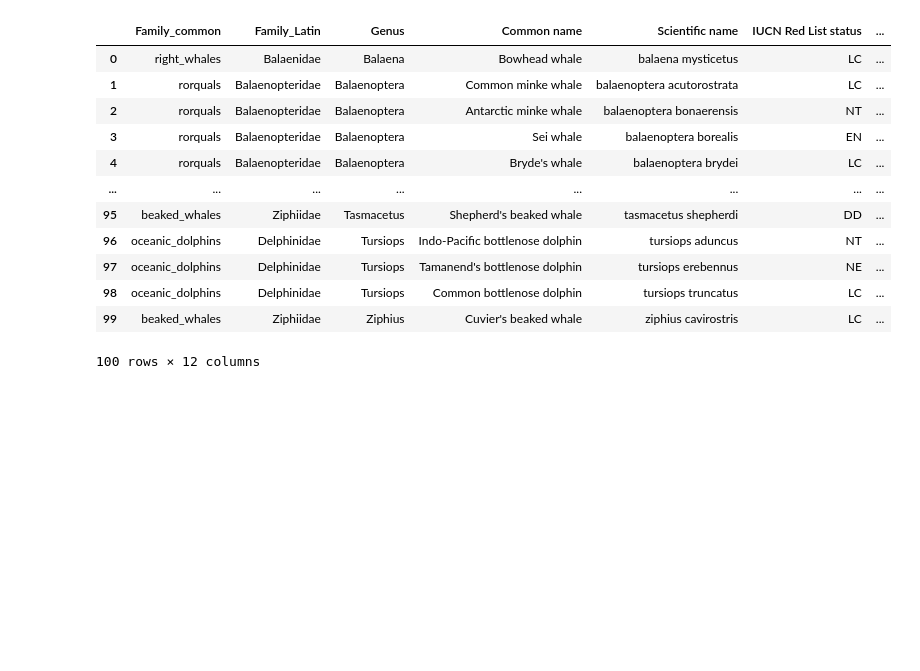
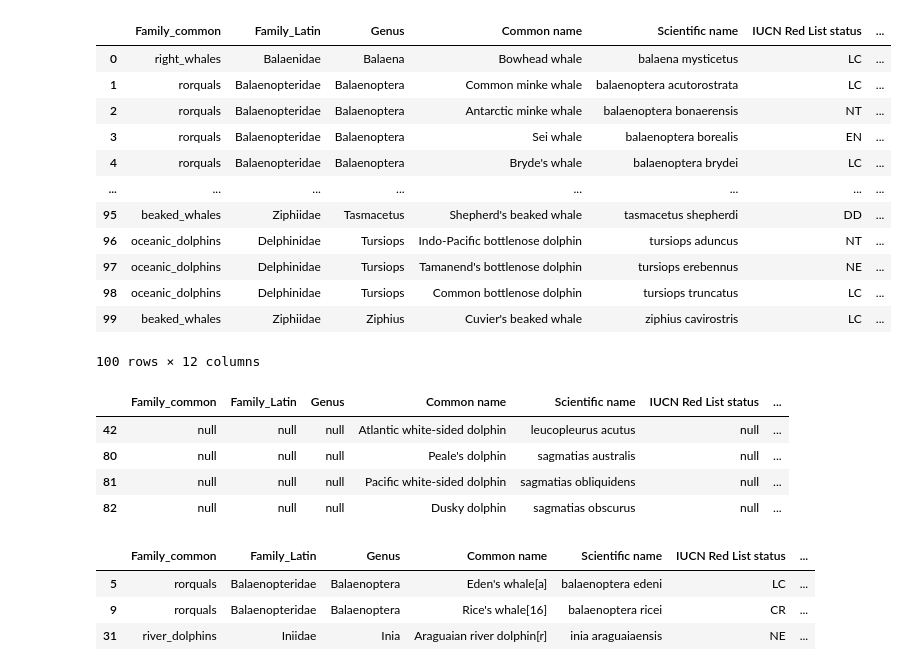
Before and after one commit to eglantine-vialaneix/WhereWereWhalesLFS, a Jupyter notebook: docs/notebooks/data_exploration.ipynb, the cells around one changed output. Saved outputs shown, nothing was run; the diff lists cells and outputs as text; code cells hidden in the pictures; blank space fills up the shorter version.

```diff
--- a/docs/notebooks/data_exploration.ipynb
+++ b/docs/notebooks/data_exploration.ipynb
@@ -403,3 +402,33 @@ total_merged_df
 | 98 | oceanic_dolphins | Delphinidae | Tursiops | Common bottlenose dolphin | tursiops truncatus | LC | ... |
 | 99 | beaked_whales | Ziphiidae | Ziphius | Cuvier's beaked whale | ziphius cavirostris | LC | ... |
 100 rows × 12 columns
+# %%
+sci_to_common = {
+    'sagmatias australis': "Peale's dolphin",
+    'sagmatias obscurus': "Dusky dolphin",
+    'sagmatias obliquidens': "Pacific white-sided dolphin",
+    'leucopleurus acutus': "Atlantic white-sided dolphin"
+}
+
+# Update the 'Common name' column where 'Scientific name' matches
+for sci_name, common_name in sci_to_common.items():
+    mask = total_merged_df['Scientific name'].str.lower() == sci_name.lower()
+    total_merged_df.loc[mask, 'Common name'] = common_name
+
+# Display the updated rows
+display(total_merged_df[
+    total_merged_df['Scientific name'].str.lower().isin(sci_to_common.keys())
+])
+# %% [output]
+|  | Family_common | Family_Latin | Genus | Common name | Scientific name | IUCN Red List status | ... |
+| 42 | null | null | null | Atlantic white-sided dolphin | leucopleurus acutus | null | ... |
+| 80 | null | null | null | Peale's dolphin | sagmatias australis | null | ... |
+| 81 | null | null | null | Pacific white-sided dolphin | sagmatias obliquidens | null | ... |
+| 82 | null | null | null | Dusky dolphin | sagmatias obscurus | null | ... |
+# %%
+total_merged_df[total_merged_df['Common name'].str.contains(r'\[|\]', na=False)]
+# %% [output]
+|  | Family_common | Family_Latin | Genus | Common name | Scientific name | IUCN Red List status | ... |
+| 5 | rorquals | Balaenopteridae | Balaenoptera | Eden's whale[a] | balaenoptera edeni | LC | ... |
+| 9 | rorquals | Balaenopteridae | Balaenoptera | Rice's whale[16] | balaenoptera ricei | CR | ... |
+| 31 | river_dolphins | Iniidae | Inia | Araguaian river dolphin[r] | inia araguaiaensis | NE | ... |
```
Also changed, not shown: parts of 6 cells of this notebook, 3 other files.
